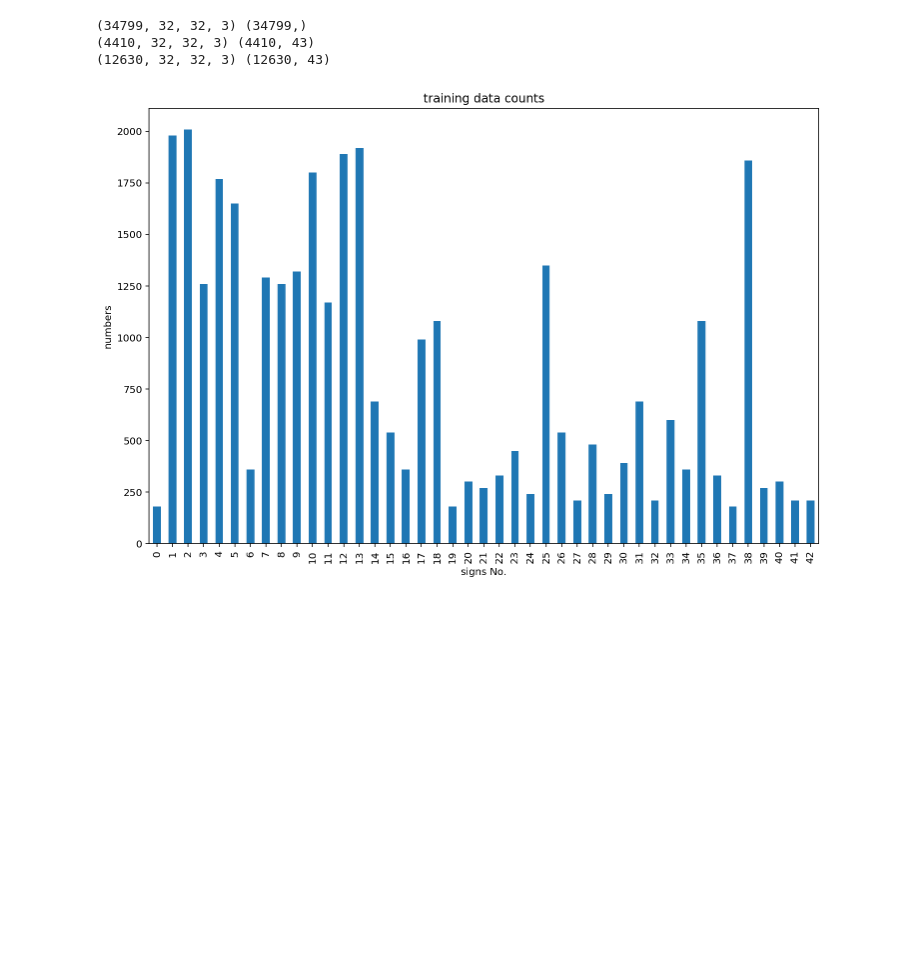
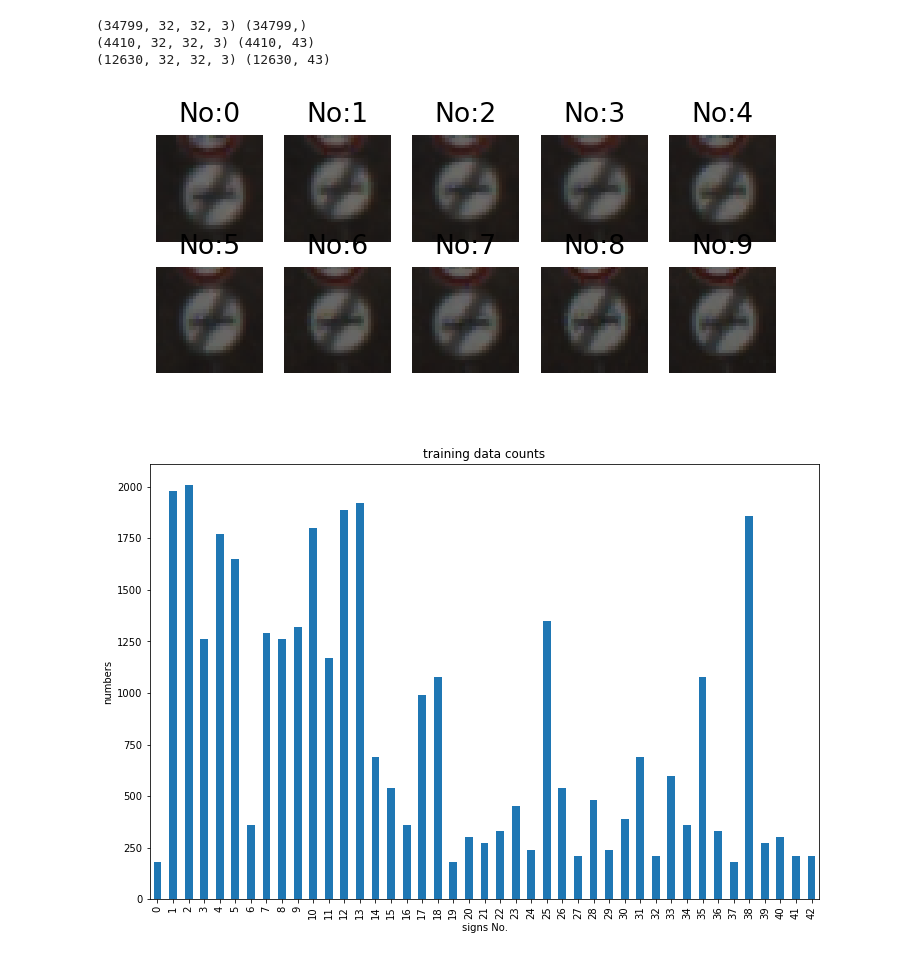
Before and after one commit to Walter1218/self_driving_car_ND, a Jupyter notebook: CarND-Traffic-Sign-Classifier-Project-2/Traffic_Sign_Classifier_.ipynb, the cells around one changed output. Cells and saved outputs as stored; diff of their text form; code cells hidden in the pictures; blank space fills up the shorter version.

```diff
--- a/CarND-Traffic-Sign-Classifier-Project-2/Traffic_Sign_Classifier_.ipynb
+++ b/CarND-Traffic-Sign-Classifier-Project-2/Traffic_Sign_Classifier_.ipynb
@@ -289,6 +302,18 @@ features_test, labels_test = RandomizeData(features_test, labels_test)
 (34799, 32, 32, 3) (34799,)
 (4410, 32, 32, 3) (4410, 43)
 (12630, 32, 32, 3) (12630, 43)
+# %%
+#Visiulize after Normalize
+plt.figure(figsize = (5,2), dpi = 160)
+for i in range(10):
+    ax = plt.subplot(2,5,i+1)
+    ax.axis('off')
+    image = features_train[i]
+    ax.set_title("No:{0}".format(i))
+    ax.imshow(image)
+plt.show()
+# %% [output]
+[figure, added]
 # %%
 #visiulization for training data
 train_counts = dict(zip(*np.unique(labels_train_, return_counts=True)))
```
Also changed, not shown: parts of 14 cells of this notebook.
